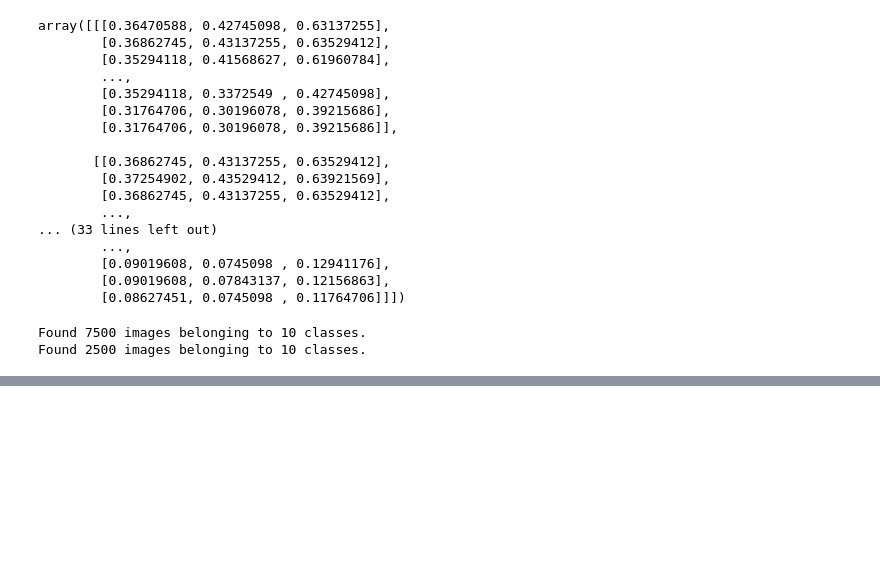
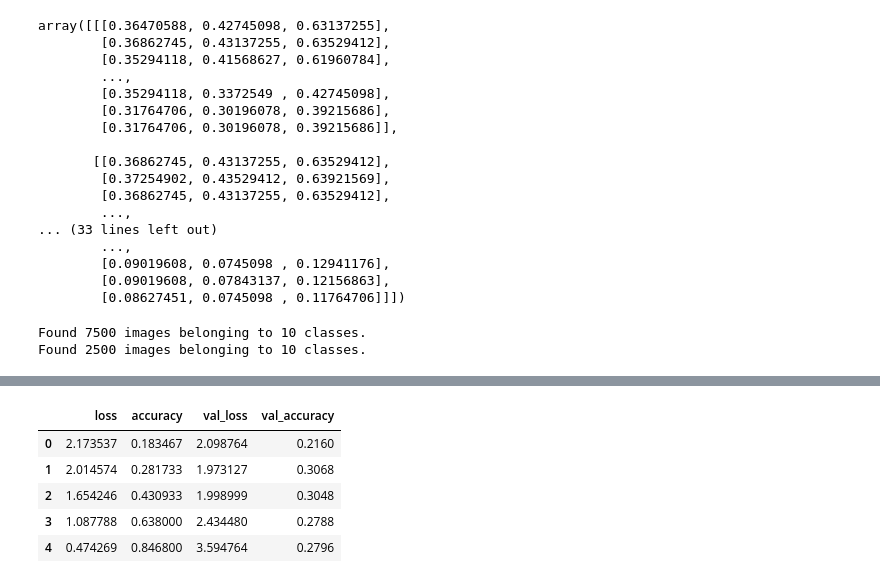
Before and after one commit to aakriti-dot/Tensorflow, a Jupyter notebook: Multiclass_image_classification_using_CNN.ipynb, the cells around one changed output, grey strips where cells are left out. Cells and saved outputs as stored; diff of their text form; code cells hidden in the pictures; blank space fills up the shorter version.

```diff
--- a/Multiclass_image_classification_using_CNN.ipynb
+++ b/Multiclass_image_classification_using_CNN.ipynb
@@ -168,3 +168,22 @@ test_data = test_datagen.flow_from_directory(test_dir,
 # %% [output]
 Found 7500 images belonging to 10 classes.
 Found 2500 images belonging to 10 classes.
+# %%
+import tensorflow as tf
+from tensorflow.keras.models import Sequential
+from tensorflow.keras.layers import Conv2D, MaxPool2D, Flatten, Dense
+
+model_1 = Sequential([
+    Conv2D(10, 3, activation='relu', input_shape=(224, 224,3)),
+    Conv2D(10, 3, activation='relu'),
+    MaxPool2D(),
+    Conv2D(10, 3, activation='relu'),
+    Conv2D(10, 3, activation='relu'),
+    MaxPool2D(),
+    Flatten(),
+    Dense(10, activation='softmax') #since we have 10 classes, and use softmax since we have more than 2 classes
+])
+
+model_1.compile(loss="categorical_crossentropy",
+                optimizer = tf.keras.optimizers.Adam(),
+                metrics=["accuracy"])
@@ -170,0 +207,9 @@ Found 2500 images belonging to 10 classes.
+# %%
+pd.DataFrame(history_1.history)
+# %% [output]
+|  | loss | accuracy | val_loss | val_accuracy |
+| 0 | 2.173537 | 0.183467 | 2.098764 | 0.2160 |
+| 1 | 2.014574 | 0.281733 | 1.973127 | 0.3068 |
+| 2 | 1.654246 | 0.430933 | 1.998999 | 0.3048 |
+| 3 | 1.087788 | 0.638000 | 2.434480 | 0.2788 |
+| 4 | 0.474269 | 0.846800 | 3.594764 | 0.2796 |
```
Also changed, not shown: parts of 3 cells of this notebook.
